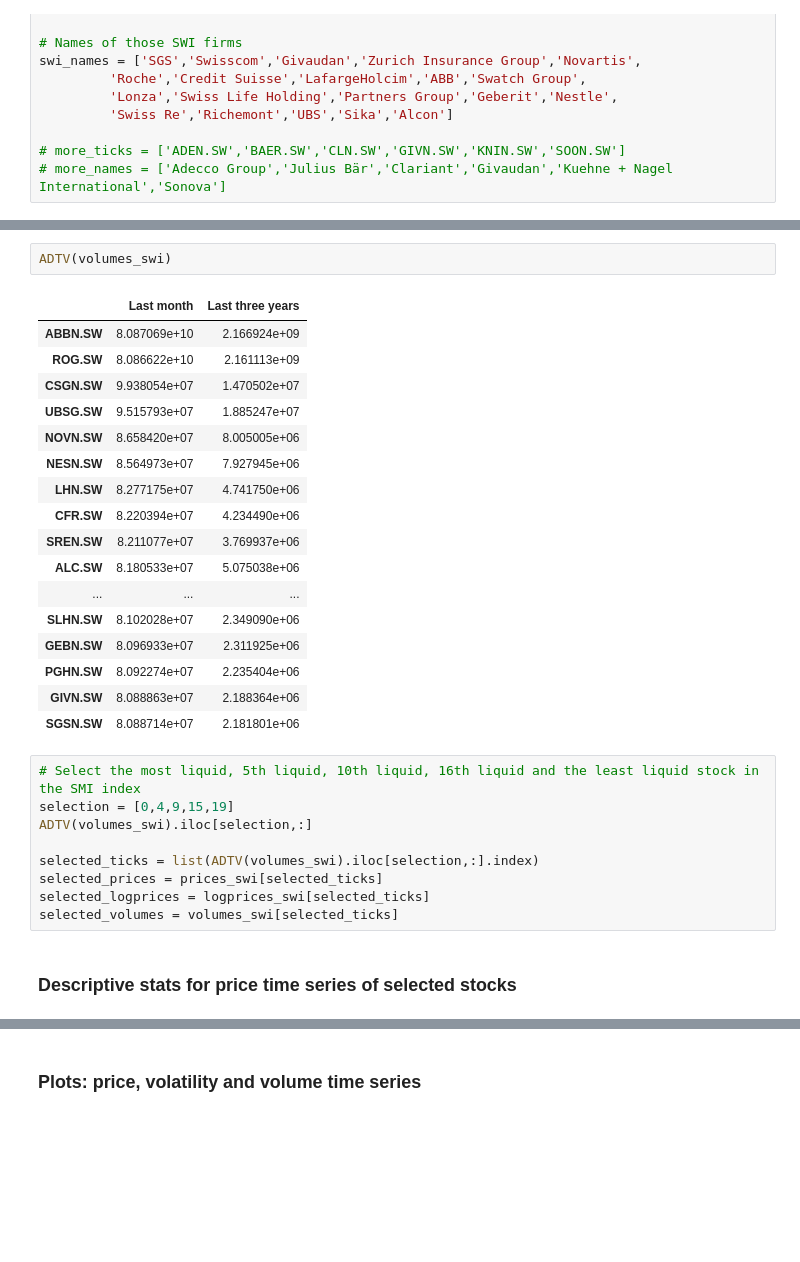
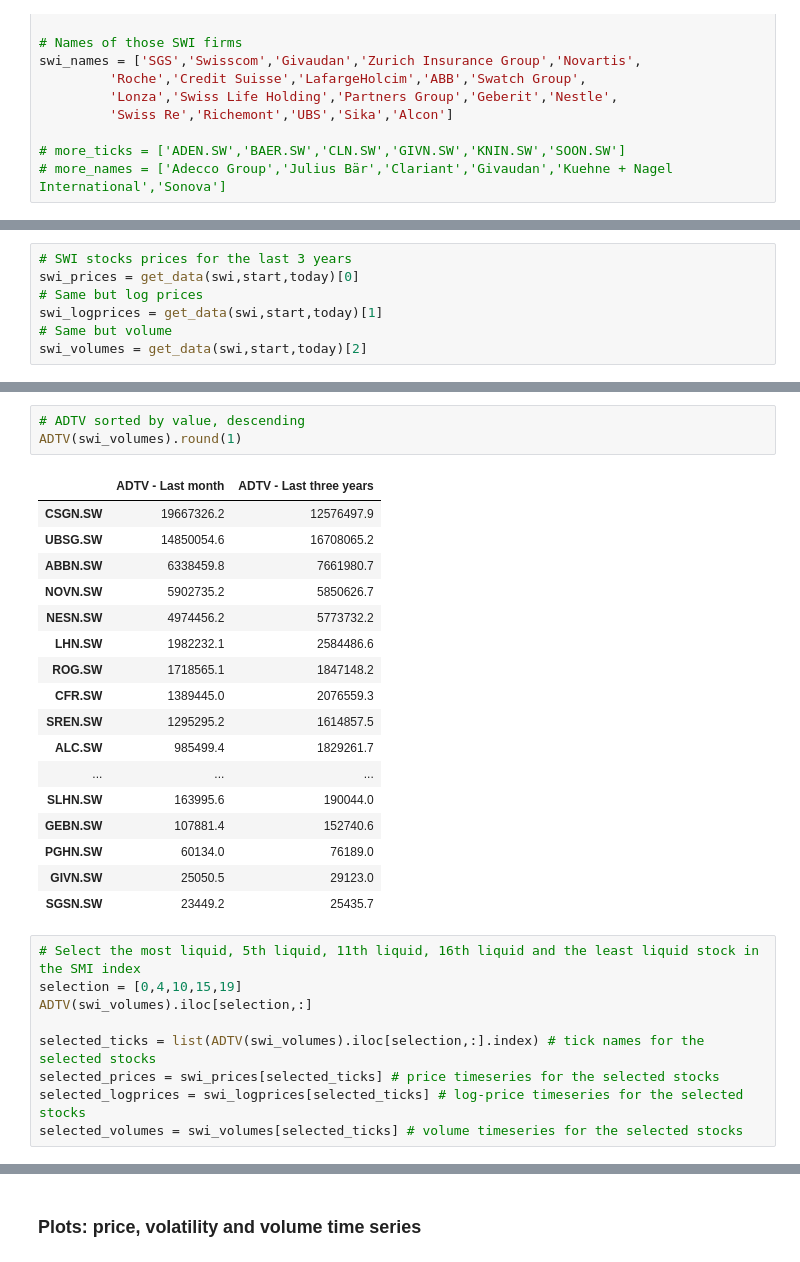
Before and after one commit to hmrug/lombard_modeling, a Jupyter notebook: lv_model.ipynb, the cells around one changed output, grey strips where cells are left out. Saved outputs shown, nothing was run; the diff lists cells and outputs as text; blank space fills up the shorter version.

```diff
--- a/lv_model.ipynb
+++ b/lv_model.ipynb
@@ -130,0 +60,7 @@ prices_swi
+# %%
+# SWI stocks prices for the last 3 years
+swi_prices = get_data(swi,start,today)[0]
+# Same but log prices
+swi_logprices = get_data(swi,start,today)[1]
+# Same but volume
+swi_volumes = get_data(swi,start,today)[2]
@@ -131,32 +139,31 @@ prices_swi
 # %%
-ADTV(volumes_swi)
+# ADTV sorted by value, descending
+ADTV(swi_volumes).round(1)
 # %% [output]
-|  | Last month | Last three years |
-| ABBN.SW | 8.087069e+10 | 2.166924e+09 |
-| ROG.SW | 8.086622e+10 | 2.161113e+09 |
-| CSGN.SW | 9.938054e+07 | 1.470502e+07 |
-| UBSG.SW | 9.515793e+07 | 1.885247e+07 |
-| NOVN.SW | 8.658420e+07 | 8.005005e+06 |
-| NESN.SW | 8.564973e+07 | 7.927945e+06 |
-| LHN.SW | 8.277175e+07 | 4.741750e+06 |
-| CFR.SW | 8.220394e+07 | 4.234490e+06 |
-| SREN.SW | 8.211077e+07 | 3.769937e+06 |
-| ALC.SW | 8.180533e+07 | 5.075038e+06 |
+|  | ADTV - Last month | ADTV - Last three years |
+| CSGN.SW | 19667326.2 | 12576497.9 |
+| UBSG.SW | 14850054.6 | 16708065.2 |
+| ABBN.SW | 6338459.8 | 7661980.7 |
+| NOVN.SW | 5902735.2 | 5850626.7 |
+| NESN.SW | 4974456.2 | 5773732.2 |
+| LHN.SW | 1982232.1 | 2584486.6 |
+| ROG.SW | 1718565.1 | 1847148.2 |
+| CFR.SW | 1389445.0 | 2076559.3 |
+| SREN.SW | 1295295.2 | 1614857.5 |
+| ALC.SW | 985499.4 | 1829261.7 |
 | ... | ... | ... |
-| SLHN.SW | 8.102028e+07 | 2.349090e+06 |
-| GEBN.SW | 8.096933e+07 | 2.311925e+06 |
-| PGHN.SW | 8.092274e+07 | 2.235404e+06 |
-| GIVN.SW | 8.088863e+07 | 2.188364e+06 |
-| SGSN.SW | 8.088714e+07 | 2.181801e+06 |
+| SLHN.SW | 163995.6 | 190044.0 |
+| GEBN.SW | 107881.4 | 152740.6 |
+| PGHN.SW | 60134.0 | 76189.0 |
+| GIVN.SW | 25050.5 | 29123.0 |
+| SGSN.SW | 23449.2 | 25435.7 |
 # %%
-# Select the most liquid, 5th liquid, 10th liquid, 16th liquid and the least liquid stock in the SMI index
-selection = [0,4,9,15,19]
-ADTV(volumes_swi).iloc[selection,:]
+# Select the most liquid, 5th liquid, 11th liquid, 16th liquid and the least liquid stock in the SMI index
+selection = [0,4,10,15,19]
+ADTV(swi_volumes).iloc[selection,:]
 
-selected_ticks = list(ADTV(volumes_swi).iloc[selection,:].index)
-selected_prices = prices_swi[selected_ticks]
-selected_logprices = logprices_swi[selected_ticks]
-selected_volumes = volumes_swi[selected_ticks]
+selected_ticks = list(ADTV(swi_volumes).iloc[selection,:].index) # tick names for the selected stocks
+selected_prices = swi_prices[selected_ticks] # price timeseries for the selected stocks
+selected_logprices = swi_logprices[selected_ticks] # log-price timeseries for the selected stocks
+selected_volumes = swi_volumes[selected_ticks] # volume timeseries for the selected stocks
-# %% [markdown]
-### Descriptive stats for price time series of selected stocks
 # %%
```
Also changed, not shown: parts of 29 cells of this notebook, 9 other files.
